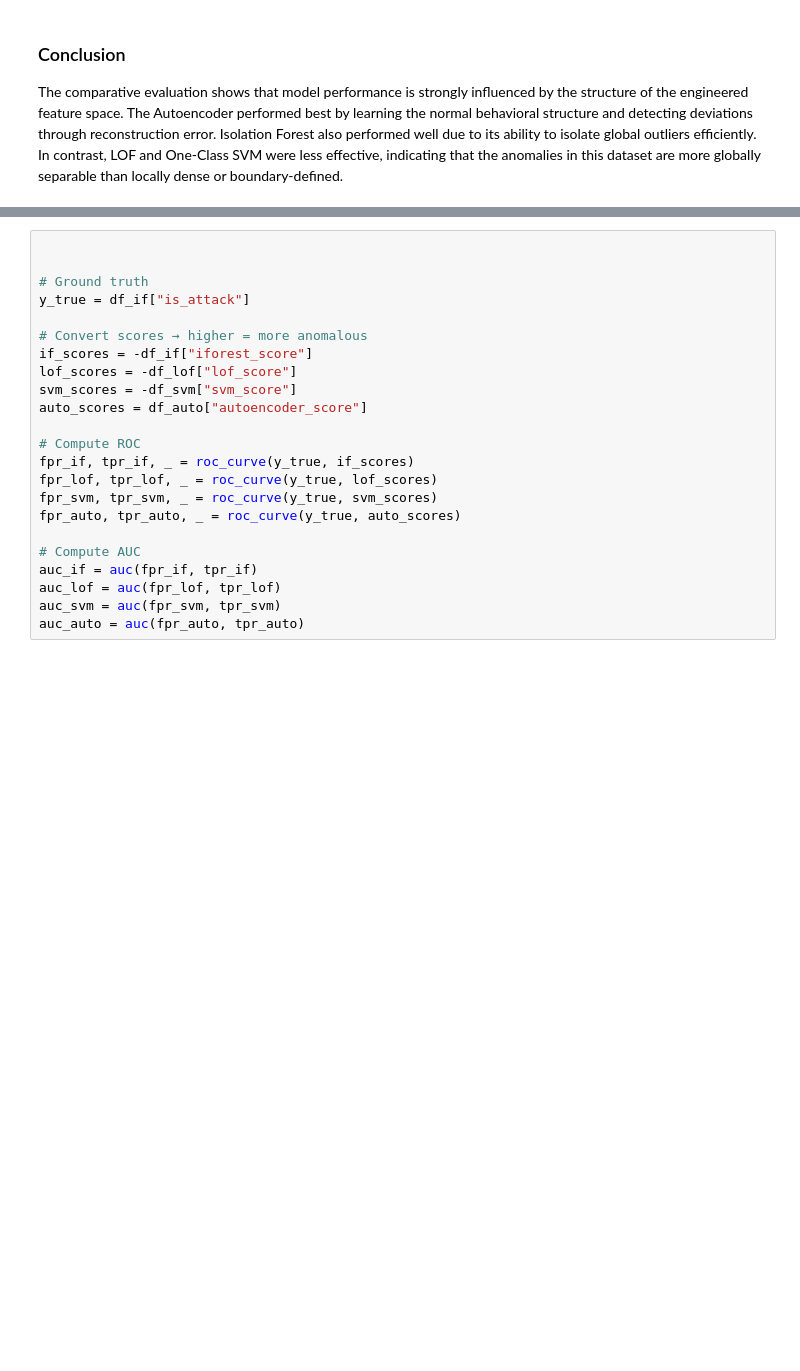
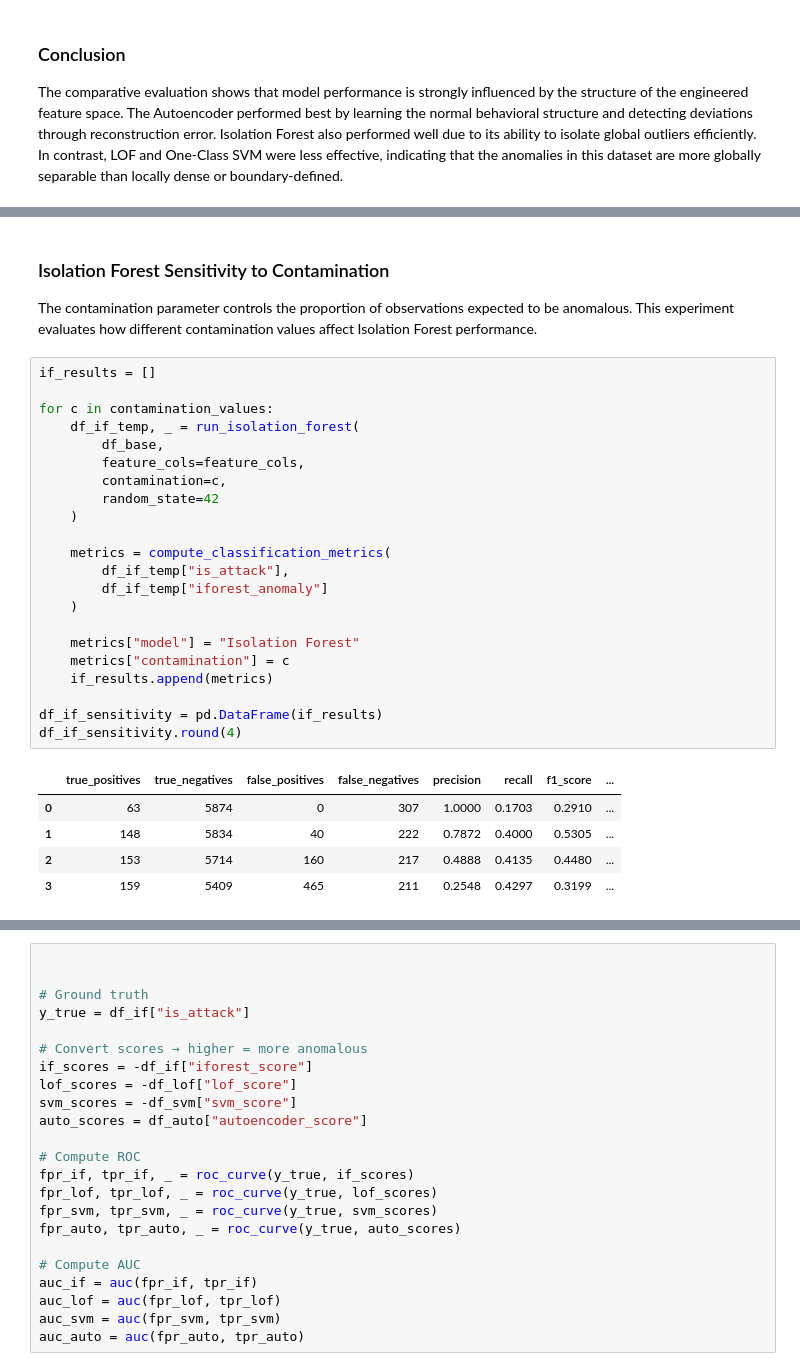
Before and after one commit to 0x0allenace/security-anomaly-project, a Jupyter notebook: notebooks/exploration.ipynb, the cells around one changed output, grey strips where cells are left out. Drawn from its saved outputs; the diff is of its cells as text; blank space fills up the shorter version.

```diff
--- a/notebooks/exploration.ipynb
+++ b/notebooks/exploration.ipynb
@@ -1319,0 +1409,32 @@ The comparative evaluation shows that model performance is strongly influenced b
+# %% [markdown]
+### Isolation Forest Sensitivity to Contamination
+
+The contamination parameter controls the proportion of observations expected to be anomalous. This experiment evaluates how different contamination values affect Isolation Forest performance.
+# %%
+if_results = []
+
+for c in contamination_values:
+    df_if_temp, _ = run_isolation_forest(
+        df_base,
+        feature_cols=feature_cols,
+        contamination=c,
+        random_state=42
+    )
+
+    metrics = compute_classification_metrics(
+        df_if_temp["is_attack"],
+        df_if_temp["iforest_anomaly"]
+    )
+
+    metrics["model"] = "Isolation Forest"
+    metrics["contamination"] = c
+    if_results.append(metrics)
+
+df_if_sensitivity = pd.DataFrame(if_results)
+df_if_sensitivity.round(4)
+# %% [output]
+|  | true_positives | true_negatives | false_positives | false_negatives | precision | recall | f1_score | ... |
+| 0 | 63 | 5874 | 0 | 307 | 1.0000 | 0.1703 | 0.2910 | ... |
+| 1 | 148 | 5834 | 40 | 222 | 0.7872 | 0.4000 | 0.5305 | ... |
+| 2 | 153 | 5714 | 160 | 217 | 0.4888 | 0.4135 | 0.4480 | ... |
+| 3 | 159 | 5409 | 465 | 211 | 0.2548 | 0.4297 | 0.3199 | ... |
```
Also changed, not shown: parts of 25 cells of this notebook, 2 other files.
